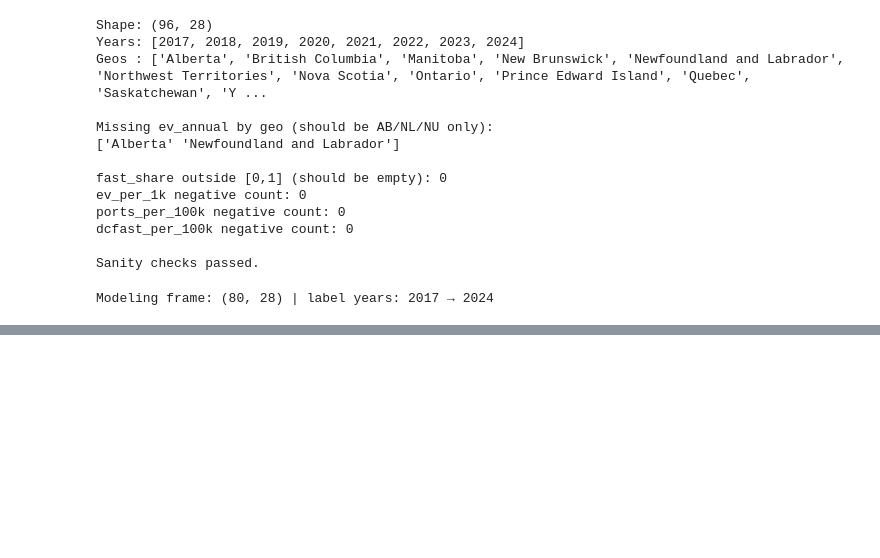
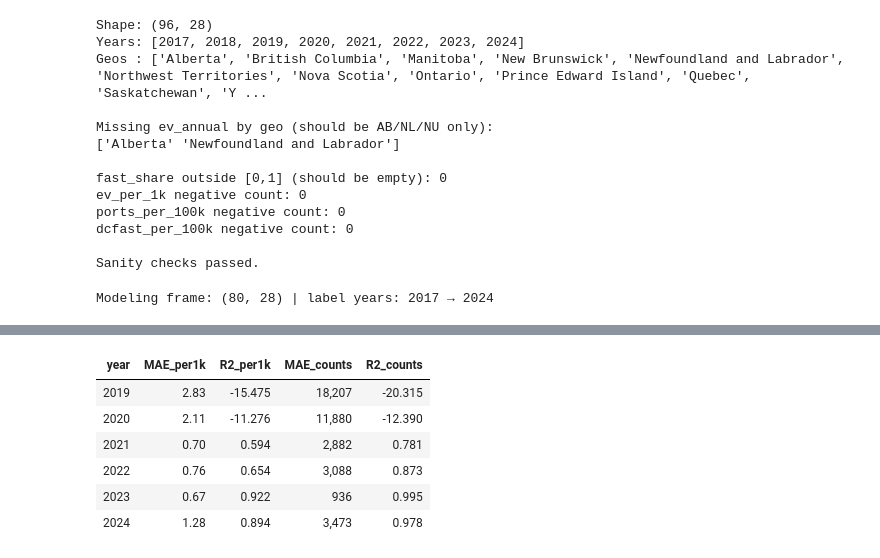
Before and after one commit to sarvenaz-vsl/Electrical-Vehicle-Adoption-Canada, a Jupyter notebook: Electrical_Vehicle_Adoption_Canada.ipynb, the cells around one changed output, grey strips where cells are left out. Cells and saved outputs as stored; diff of their text form; code cells hidden in the pictures; blank space fills up the shorter version.

```diff
--- a/Electrical_Vehicle_Adoption_Canada.ipynb
+++ b/Electrical_Vehicle_Adoption_Canada.ipynb
@@ -2154,0 +2367,79 @@ Modeling frame: (80, 28) | label years: 2017 → 2024
+# %%
+years = sorted(master["year"].unique())
+fold_years = [y for y in years if 2019 <= y <= 2024]
+
+rows = []
+
+for y in fold_years:
+    base = (master.loc[master["year"] <= y,
+                       ["geo","year","ev_annual","population_16plus",
+                        "ports_per_100k","dcfast_per_100k","fast_share"]]
+                  .copy())
+
+    base["t"] = base["year"] - base["year"].min()
+    base = base.sort_values(["geo","year"])
+    base["ev_per_1k"] = base["ev_annual"] / (base["population_16plus"] / 1000.0)
+    base["ev_per_1k_lag1"] = base.groupby("geo")["ev_per_1k"].shift(1)
+
+    for col in ["ports_per_100k","dcfast_per_100k","fast_share"]:
+        base[f"d_{col}"] = base.groupby("geo")[col].diff()
+
+    tr = base[base["year"] < y].copy()
+    te = base[base["year"] == y].copy()
+
+    tr = tr[tr["ev_per_1k"].notna()].copy()
+    te = te[te["ev_per_1k"].notna()].copy()
+    if tr.empty or te.empty:
+        continue
+
+    # feature choice based on history length
+    train_years = tr["year"].nunique()
+    num_base = ["t","ports_per_100k","dcfast_per_100k","fast_share","ev_per_1k_lag1"]
+    num_d    = ["d_ports_per_100k","d_dcfast_per_100k","d_fast_share"]
+    num_cols = (num_base + num_d) if train_years >= 3 else num_base
+    cat_cols = ["geo"]
+
+    X_tr = tr[num_cols + cat_cols].copy()
+    y_tr = np.log1p(tr["ev_per_1k"].values)
+    w_tr = (tr["population_16plus"] / 1_000_000).fillna(1.0).values
+
+    X_te = te[num_cols + cat_cols].copy()
+    y_te_per1k  = te["ev_per_1k"].values
+    y_te_counts = te["ev_annual"].values
+    pop_te      = te["population_16plus"].values
+
+    pre = ColumnTransformer([
+        ("num", SimpleImputer(strategy="constant", fill_value=0.0), num_cols),
+        ("geo", OneHotEncoder(handle_unknown="ignore"), cat_cols),
+    ])
+    pipe = Pipeline([
+        ("prep", pre),
+        ("reg", RidgeCV(alphas=[0.1, 1.0, 10.0, 100.0], cv=5)),
+    ])
+
+    pipe.fit(X_tr, y_tr, reg__sample_weight=w_tr)
+    yhat_per1k = np.expm1(pipe.predict(X_te)).clip(min=0)
+    yhat_counts= yhat_per1k * (pop_te / 1000.0)
+
+    rows.append({
+        "year": y,
+        "MAE_per1k": mean_absolute_error(y_te_per1k, yhat_per1k),
+        "R2_per1k":  r2_score(y_te_per1k, yhat_per1k),
+        "MAE_counts": mean_absolute_error(y_te_counts, yhat_counts),
+        "R2_counts":  r2_score(y_te_counts, yhat_counts),
+    })
+
+bt = pd.DataFrame(rows)
+
+if not bt.empty:
+    print("Rolling backtest summary (2019–{}):".format(bt["year"].max()))
+    print("  Per-capita  →  MAE: {:,.2f}  |  R²: {:0.3f}".format(bt["MAE_per1k"].mean(), bt["R2_per1k"].mean()))
+    print("  Counts      →  MAE: {:,.0f}  |  R²: {:0.3f}".format(bt["MAE_counts"].mean(), bt["R2_counts"].mean()))
+    display(
+        bt.sort_values("year")
+          .style.hide(axis="index")
+          .format({"MAE_per1k":"{:,.2f}","R2_per1k":"{:0.3f}",
+                   "MAE_counts":"{:,.0f}","R2_counts":"{:0.3f}"})
+          .set_caption("Per-year rolling results (no-leakage; deltas only when history ≥3y)")
+    )
+# %% [output]
@@ -2154,0 +2450,7 @@ Modeling frame: (80, 28) | label years: 2017 → 2024
+| year | MAE_per1k | R2_per1k | MAE_counts | R2_counts |
+| 2019 | 2.83 | -15.475 | 18,207 | -20.315 |
+| 2020 | 2.11 | -11.276 | 11,880 | -12.390 |
+| 2021 | 0.70 | 0.594 | 2,882 | 0.781 |
+| 2022 | 0.76 | 0.654 | 3,088 | 0.873 |
+| 2023 | 0.67 | 0.922 | 936 | 0.995 |
+| 2024 | 1.28 | 0.894 | 3,473 | 0.978 |
```
Also changed, not shown: parts of 16 cells of this notebook.
